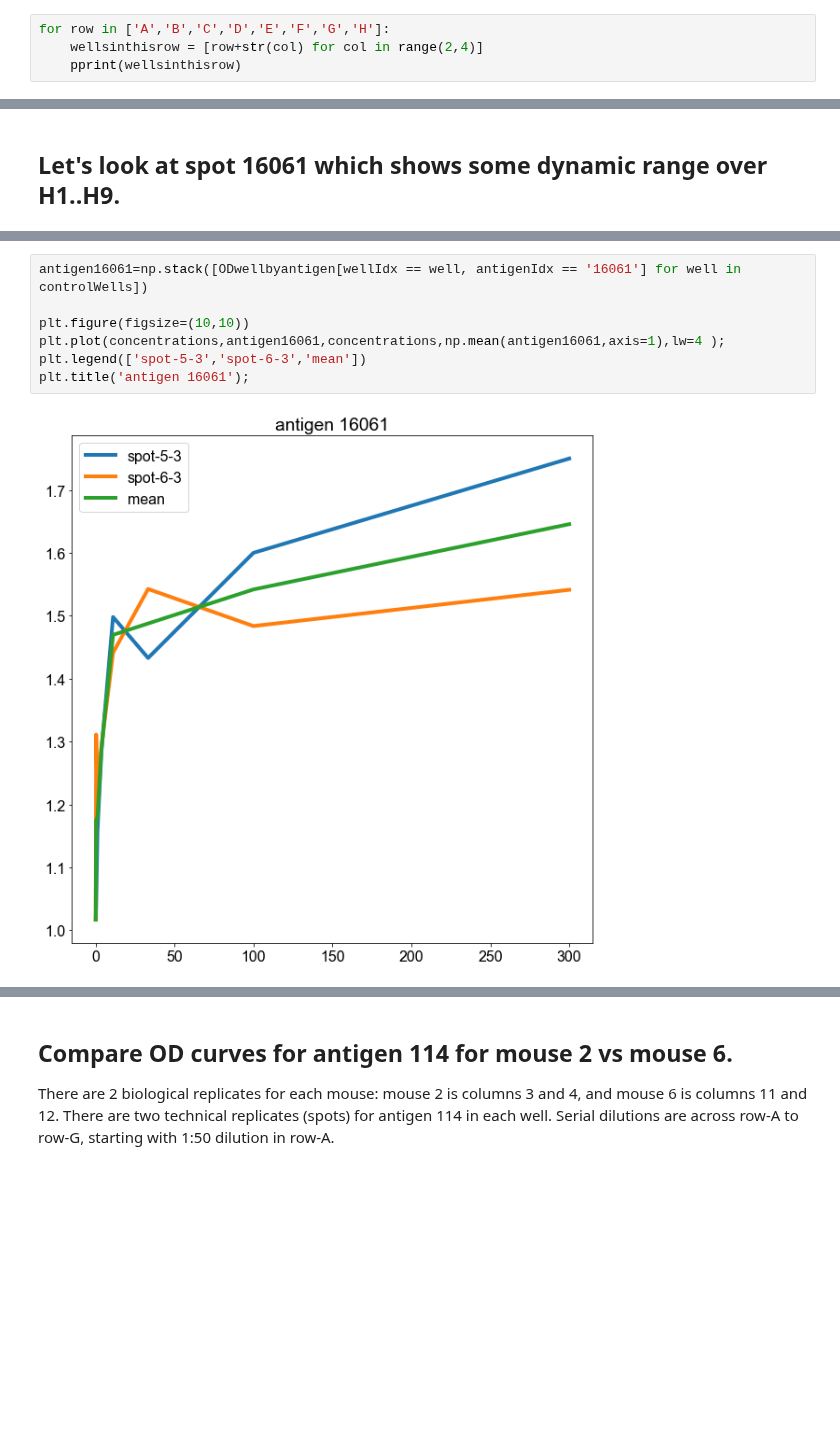
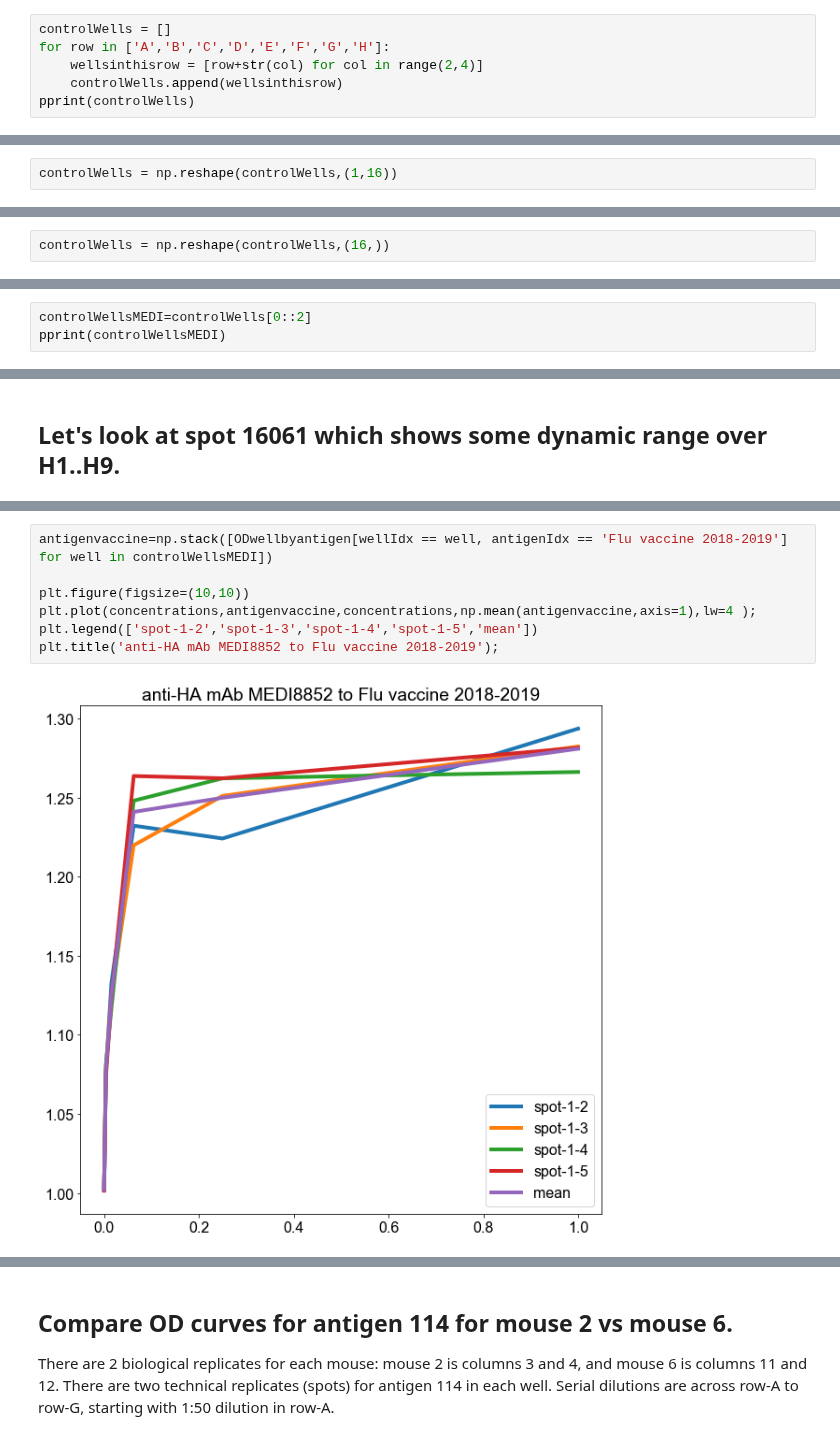
Before and after one commit to mehta-lab/multiSero, a Jupyter notebook: notebooks_interpretation/20200115_plate4_AEP_Feb3_6mousesera.ipynb, the cells around one changed output, grey strips where cells are left out. Drawn from its saved outputs; the diff is of its cells as text; blank space fills up the shorter version.

```diff
--- a/notebooks_interpretation/20200115_plate4_AEP_Feb3_6mousesera.ipynb
+++ b/notebooks_interpretation/20200115_plate4_AEP_Feb3_6mousesera.ipynb
@@ -167,7 +178,9 @@ ODwellbyantigen=antigenOD.reshape(len(wellIdx),len(antigenIdx))
 # %% [markdown]
 #The control wells in this plate are in columns, not rows, so this is reflected below. A2-H2 is an anti-HA antibody against spots in the top spot row, A3-H3 is an anti-HA antibody against spots in the top spot row and bottom spot row. Column 12 of the plate contains an assay diluent control.
 # %%
+controlWells = []
 for row in ['A','B','C','D','E','F','G','H']:
     wellsinthisrow = [row+str(col) for col in range(2,4)]
-    pprint(wellsinthisrow)
+    controlWells.append(wellsinthisrow)
+pprint(controlWells)
 # %% [output]
@@ -181,0 +195,2 @@ for row in ['A','B','C','D','E','F','G','H']:
+# %%
+controlWells = np.reshape(controlWells,(1,16))
@@ -181,0 +205,2 @@ for row in ['A','B','C','D','E','F','G','H']:
+# %%
+controlWells = np.reshape(controlWells,(16,))
@@ -227,3 +256,6 @@ pprint(concentrations)
 # %% [output]
 array([1.00000e+00, 2.50000e-01, 6.25000e-02, 1.56250e-02, 3.90625e-03,
        9.76563e-04, 2.44141e-04, 6.10352e-05])
+# %%
+controlWellsMEDI=controlWells[0::2]
+pprint(controlWellsMEDI)
@@ -301,9 +347,9 @@ for n in range(8):
 # %%
-antigen16061=np.stack([ODwellbyantigen[wellIdx == well, antigenIdx == '16061'] for well in controlWells])
+antigenvaccine=np.stack([ODwellbyantigen[wellIdx == well, antigenIdx == 'Flu vaccine 2018-2019'] for well in controlWellsMEDI])
 
 plt.figure(figsize=(10,10))
-plt.plot(concentrations,antigen16061,concentrations,np.mean(antigen16061,axis=1),lw=4 );
-plt.legend(['spot-5-3','spot-6-3','mean'])
-plt.title('antigen 16061');
+plt.plot(concentrations,antigenvaccine,concentrations,np.mean(antigenvaccine,axis=1),lw=4 );
+plt.legend(['spot-1-2','spot-1-3','spot-1-4','spot-1-5','mean'])
+plt.title('anti-HA mAb MEDI8852 to Flu vaccine 2018-2019');
 # %% [output]
-[figure, old version]
+[figure, new version]
```
Also changed, not shown: parts of 17 cells of this notebook.
